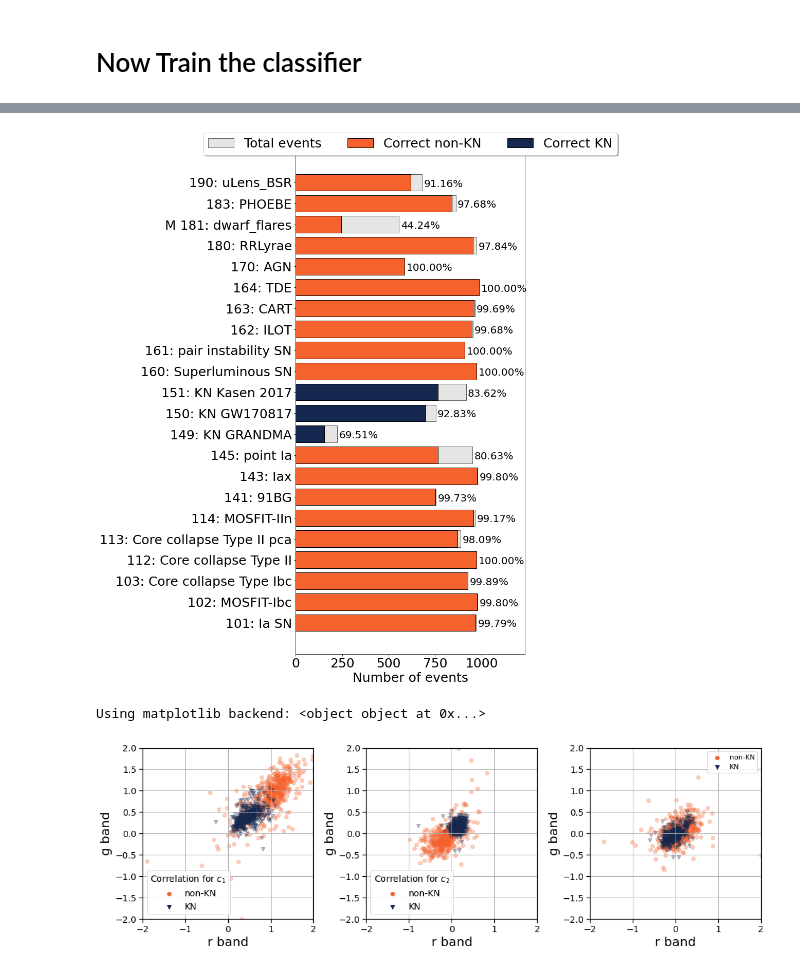
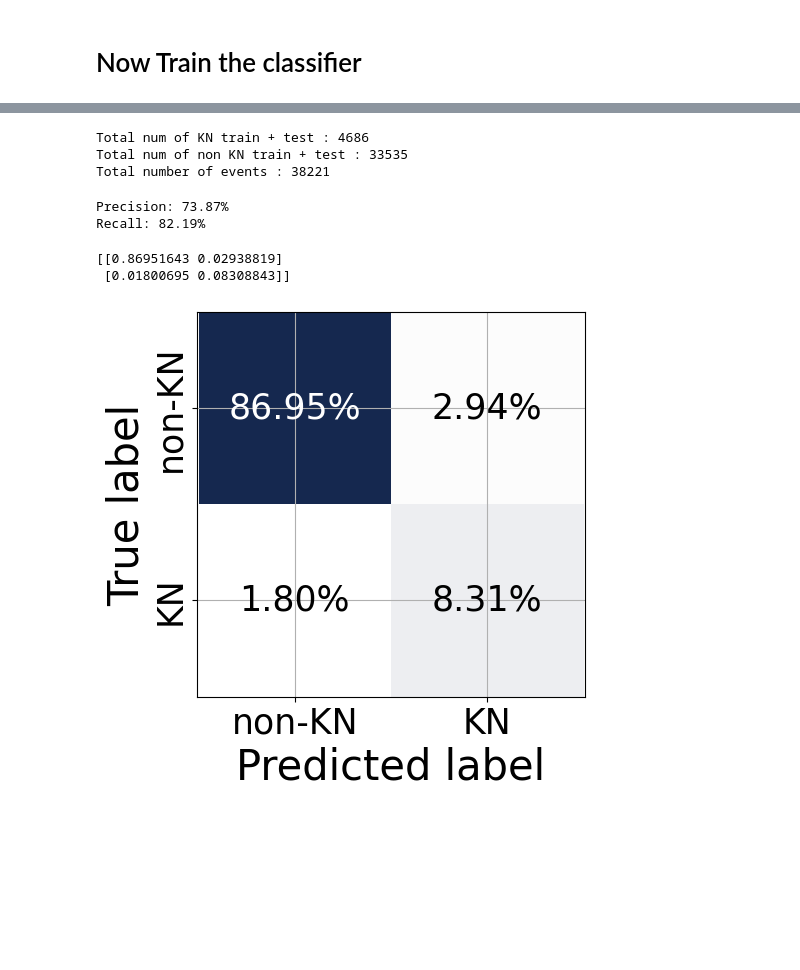
Before and after one commit to b-biswas/kndetect, a Jupyter notebook: notebooks/train_on_complete_lc.ipynb, the cells around one changed output, grey strips where cells are left out. Cells and saved outputs as stored; diff of their text form; code cells hidden in the pictures; blank space fills up the shorter version.

Commit message:
Paper updates (#48)
* updated plots for paper

* bug fix

* code for bug fix

* minor

* bug fix

* remove tqdm

* new plot in paper

```diff
--- a/notebooks/train_on_complete_lc.ipynb
+++ b/notebooks/train_on_complete_lc.ipynb
@@ -49,7 +50,7 @@ if save_results_plots:
     plot_path_prefix = sub_directory
 # %%
 if use_already_trained_features:
-    train_features_df = pd.read_csv(os.path.join(data_dir, sub_directory, "train_features.csv"),index_col=0)
+    train_features_df = pd.read_csv(os.path.join(data_dir, sub_directory, "train_features.csv"))
 
 else:
     train_features_df = extract_features_all_lightcurves(df_phot,
@@ -143,10 +180,11 @@ if not use_already_trained_models:
         with open(os.path.join(data_dir, "models", sub_directory + ".pkl"), 'wb') as files:
             pickle.dump(clf, files)
 else:
+    from kndetect.predict import load_classifier
     clf = load_classifier(sub_directory + ".pkl")
     probabilities, filtered_indices = predict_kn_score(clf, filtered_train_features_df)
     filtered_train_features_df['y_score'] = probabilities.T[1]
-    filtered_train_features_df['y_pred'] = filtered_train_features_df['y_score']>0.5
+    filtered_train_features_df['y_pred'] = filtered_train_features_df['y_score']>.5
 # %%
 fig = plt.figure()
 plt.hist(filtered_train_features_df['y_score']);
@@ -176,4 +223,4 @@ else:
 # %%
 probabilities, filtered_indices = predict_kn_score(clf, test_features_df)
 test_features_df['y_score'] = probabilities.T[1]
-filtered_test_features_df=test_features_df[filtered_indices]
+filtered=test_features_df[filtered_indices]
@@ -260,0 +227,3 @@ plot_confusion_matrix(ax, y_true, y_pred, save_fig_prefix=plot_path_prefix)
+# %%
+y_true = filtered["y_true"] == 1
+y_pred = filtered["y_score"]>0.5
@@ -261,13 +316,31 @@ plot_confusion_matrix(ax, y_true, y_pred, save_fig_prefix=plot_path_prefix)
+# %%
+print("Total num of KN train + test : {}".format(num_kn_train + np.sum(y_true)))
+print("Total num of non KN train + test : {}".format(num_non_kn_train + np.sum(~y_true)))
+print("Total number of events : {}".format(num_kn_train + np.sum(y_true) + num_non_kn_train + np.sum(~y_true)))
+# %% [output]
+Total num of KN train + test : 4686
+Total num of non KN train + test : 33535
+Total number of events : 38221
+# %%
+precision = tp * 100 / (tp+fp)
+recall = tp*100 / (tp+fn)
+
+print("Precision: {:.2f}%".format(precision))
+print("Recall: {:.2f}%".format(recall))
+# %% [output]
+Precision: 73.87%
+Recall: 82.19%
 # %%
 if save_data:
     train_features_df.to_csv(os.path.join(data_dir, sub_directory, "train_features.csv"))
     test_features_df.to_csv(os.path.join(data_dir, sub_directory, "test_features.csv"))
 # %%
-from kndetect.plot_lightcurve import plot_contamination_statistics
+from kndetect.plot_lightcurve import plot_confusion_matrix
 import matplotlib.pyplot as plt
-fig = plt.figure(figsize=(8,18))
+fig = plt.figure(figsize=(5,5))
 ax = plt.gca()
-plot_contamination_statistics(ax, filtered_test_features_df, [149,150,151], save_fig_prefix=plot_path_prefix)
-#plt.show()
+plot_confusion_matrix(ax, y_true, y_pred, save_fig_prefix=plot_path_prefix)
 # %% [output]
+[[0.86951643 0.02938819]
+ [0.01800695 0.08308843]]
-[figure, old version]
+[figure, new version]
@@ -278,6 +346,0 @@ import seaborn as sns
-# %%
-%matplotlib
-plot_band_correlation(filtered_test_features_df, bands=['g','r'], x_limits=[-2,2], y_limits=[-2,2], num_kn_points=500, num_non_kn_points=500, save_fig_prefix=plot_path_prefix)
-# %% [output]
-Using matplotlib backend: <object object at 0x...>
-[figure, removed]
```
Also changed, not shown: parts of 47 cells of this notebook, 7 other files.
